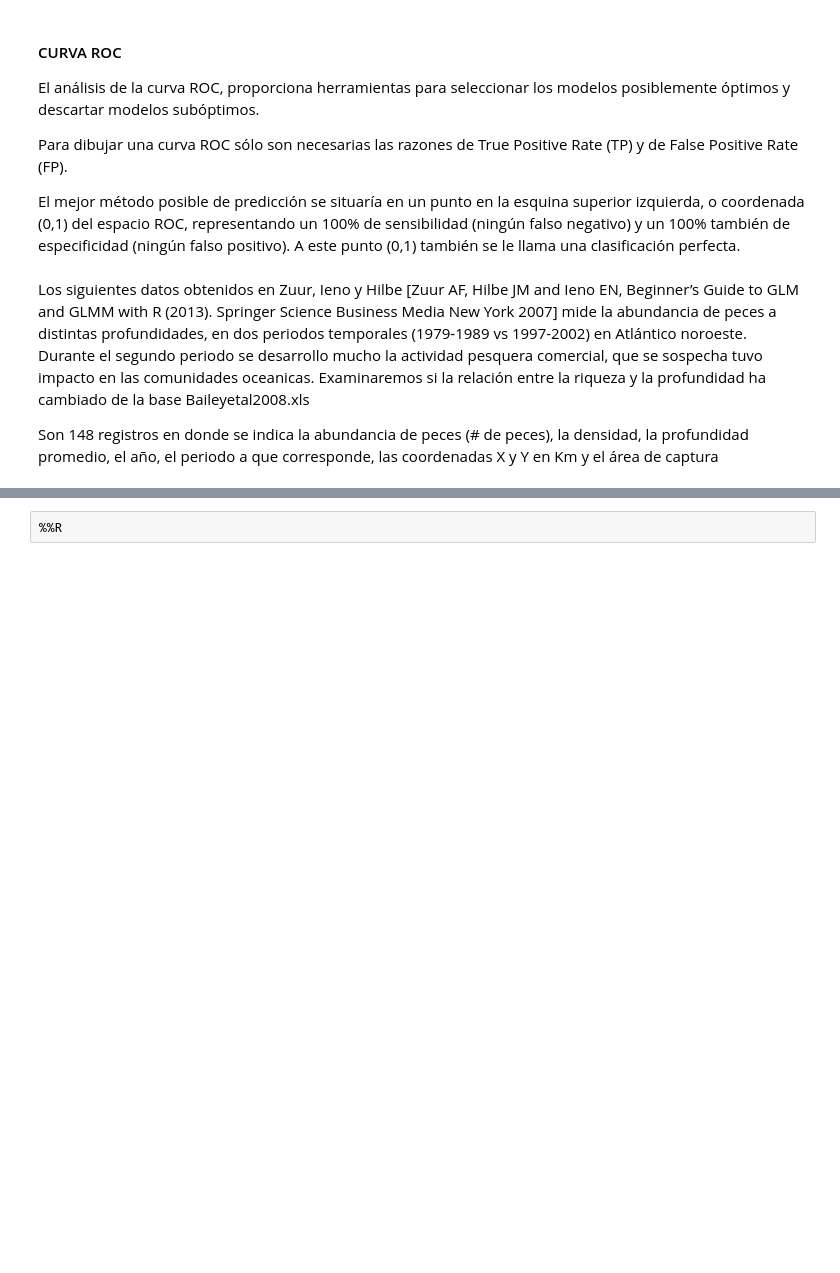
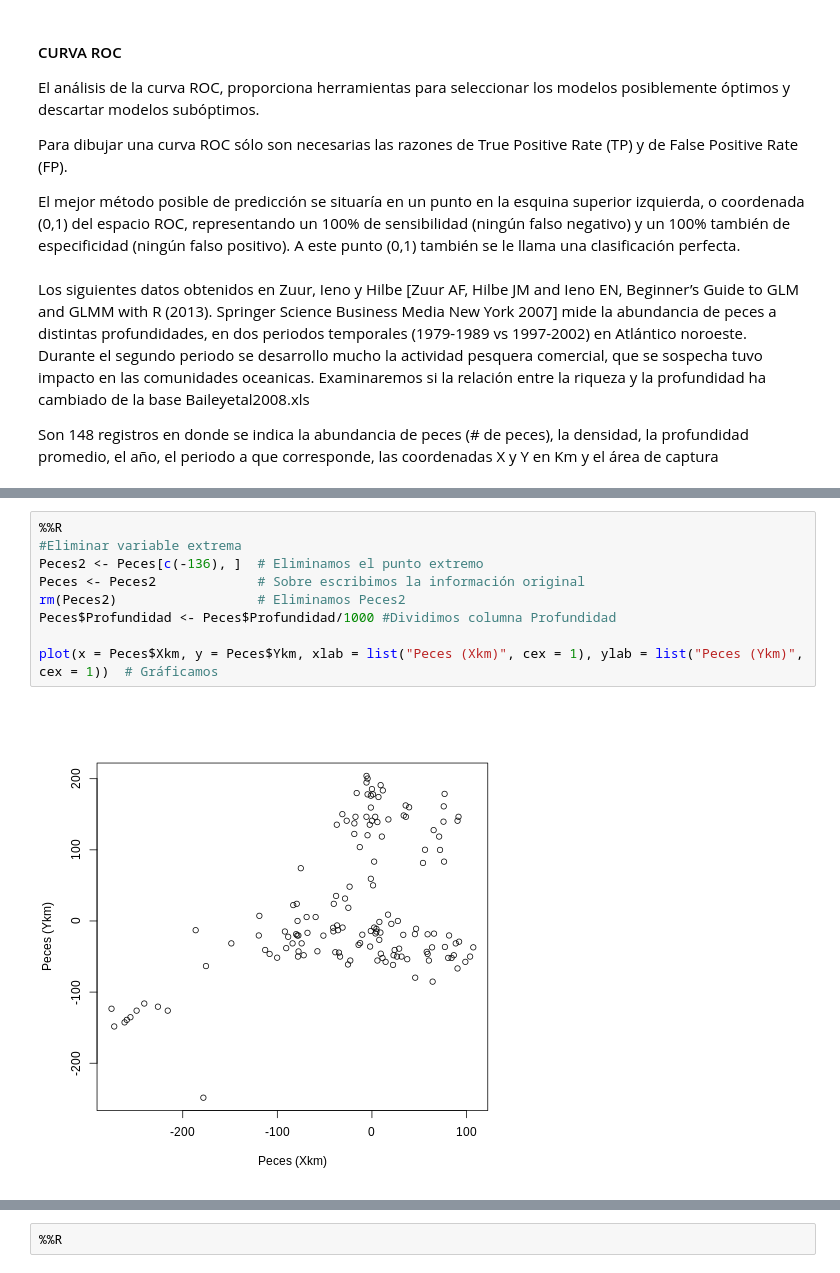
Before and after one commit to edgaryair1024/RtoLearn, a Jupyter notebook: M3/Módulo3.ipynb, the cells around one changed output, grey strips where cells are left out. Drawn from its saved outputs; the diff is of its cells as text; blank space fills up the shorter version.

```diff
--- a/M3/Módulo3.ipynb
+++ b/M3/Módulo3.ipynb
@@ -318,0 +390,11 @@ Son 148 registros en donde se indica la abundancia de peces (# de peces), la den
+# %%
+%%R
+#Eliminar variable extrema
+Peces2 <- Peces[c(-136), ]  # Eliminamos el punto extremo
+Peces <- Peces2             # Sobre escribimos la información original
+rm(Peces2)                  # Eliminamos Peces2
+Peces$Profundidad <- Peces$Profundidad/1000 #Dividimos columna Profundidad
+
+plot(x = Peces$Xkm, y = Peces$Ykm, xlab = list("Peces (Xkm)", cex = 1), ylab = list("Peces (Ykm)", cex = 1))  # Gráficamos
+# %% [output]
+[figure, added]
```
Also changed, not shown: parts of 82 cells of this notebook.
